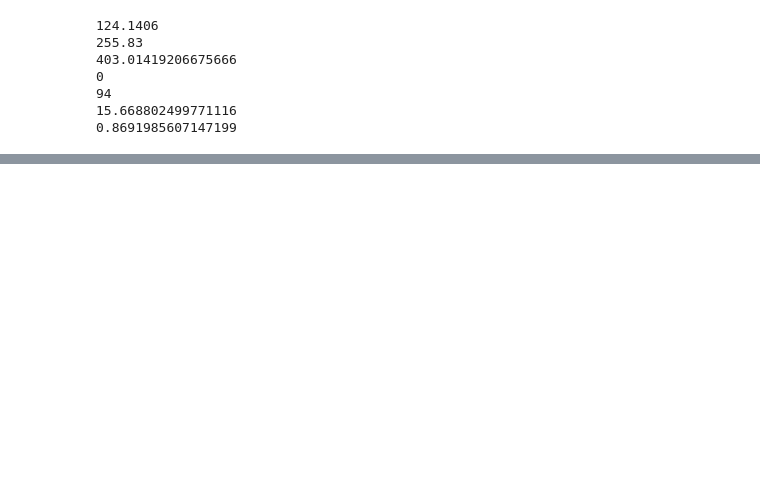
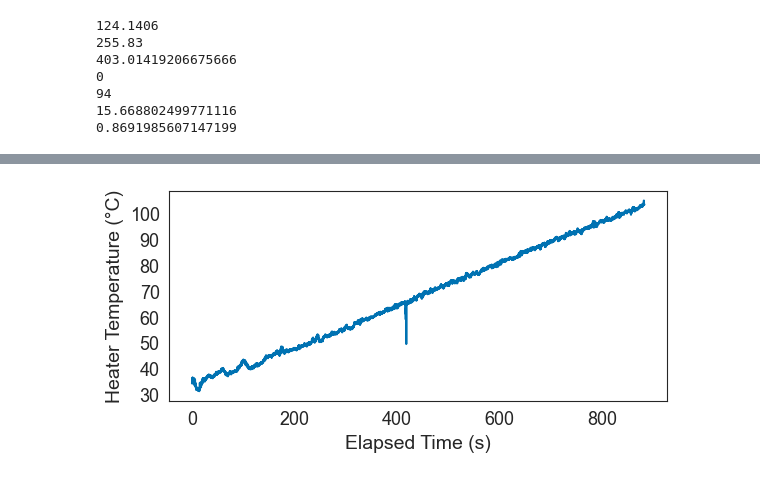
Before and after one commit to osuntp/ntp, a Jupyter notebook: Post/Post_NB/main.ipynb, the cells around one changed output, grey strips where cells are left out. Saved outputs shown, nothing was run; the diff lists cells and outputs as text; code cells hidden in the pictures; blank space fills up the shorter version.

```diff
--- a/Post/Post_NB/main.ipynb
+++ b/Post/Post_NB/main.ipynb
@@ -243,0 +268,15 @@ fig.savefig('Figures/mass_flow_vs_pressure.svg',format='svg')
+# %%
+f = 'C:/Users/noahr/Documents/OSU/Thesis/Data to process/2022_3_16_155901_trial_data_Heat_to_500.csv'
+df = load_data_file(f)
+df = valve_percent(df)
+
+fig,ax = plt.subplots(figsize=(6,3),tight_layout=True)
+
+sns.lineplot(x='Elapsed Time',y='Heater Temperature',data=df)
+ax.yaxis.set_major_locator(ticker.MultipleLocator(10))
+ax.set_ylabel(f'Heater Temperature (\N{DEGREE SIGN}C)')
+ax.set_xlabel('Elapsed Time (s)')
+
+plt.savefig('Figures/heat_to_500.svg',format='svg')
+# %% [output]
+[figure, added]
```
Also changed, not shown: parts of 11 cells of this notebook, 41 other files.
